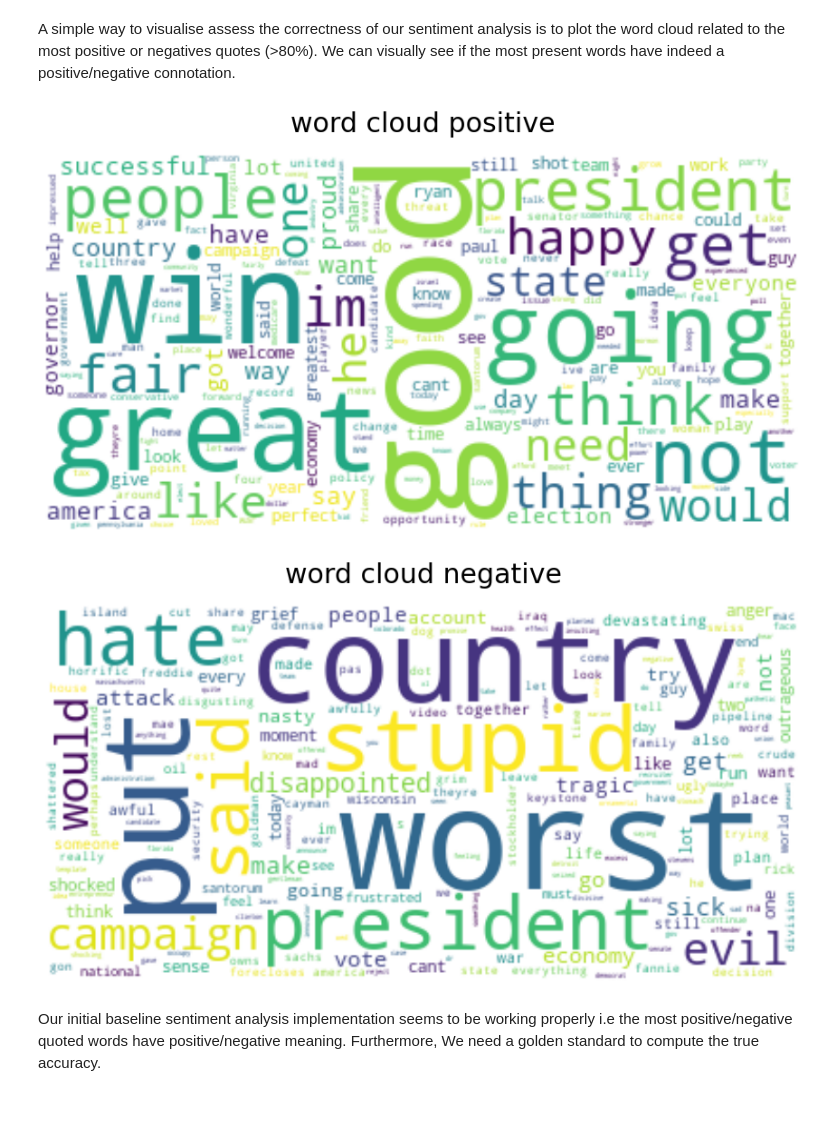
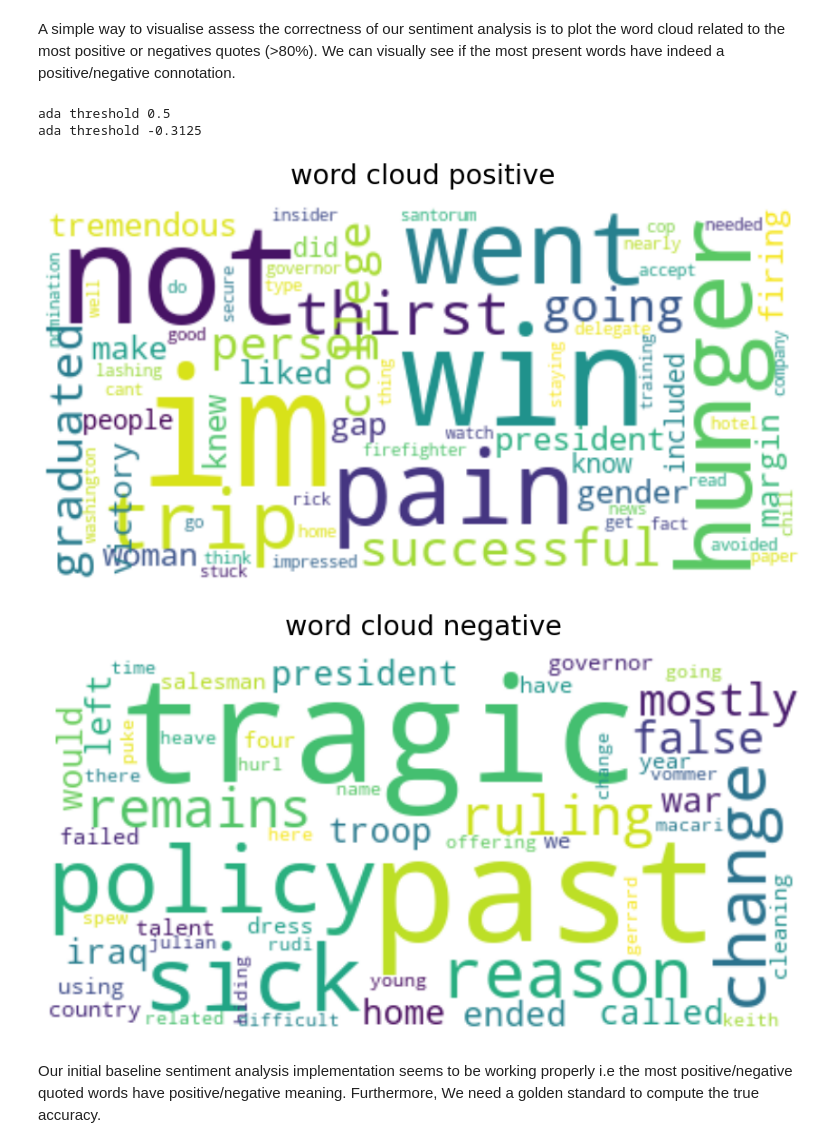
Before and after one commit to epfl-ada/ada-2021-project-sars, a Jupyter notebook: sentiment_analysis/exploratory_data_analysis.ipynb, the cells around one changed output. Cells and saved outputs as stored; diff of their text form; code cells hidden in the pictures; blank space fills up the shorter version.

```diff
--- a/sentiment_analysis/exploratory_data_analysis.ipynb
+++ b/sentiment_analysis/exploratory_data_analysis.ipynb
@@ -255,35 +253,34 @@ def plot_word_cloud(type_, string: str, filter_keywords=[]):
     plt.imshow(wordcloud, interpolation="bilinear")
     plt.axis("off")
     plt.show()
-# %%
-def extract_positive_sentiment(df_quotes, threshold=0.5):
-    #map [0, 1] to [-1, 1]
-    polarity_thresh = threshold * 2 - 1
-    polarity_quotes = df_quotes[df_quotes['quotation_polarity'] > polarity_thresh]
-    subjective_quotes = df_quotes[df_quotes['quotation_subjectivity'] > threshold]
-    return polarity_quotes, subjective_quotes
-
-
-def extract_negative_sentiment(df_quotes, threshold=0.5):
-    #map [0, 1] to [-1, 1]
-    polarity_thresh = threshold * 2 - 1
-    polarity_quotes = df_quotes[df_quotes['quotation_polarity'] < -polarity_thresh]
-    subjective_quotes = df_quotes[df_quotes['quotation_subjectivity'] < threshold]
-    return polarity_quotes, subjective_quotes
+# %%
+def extract_positive_sentiment(df_quotes, threshold=0.5):
+    ada_threshold = df_quotes['quotation_polarity'].quantile(q=threshold)
+    print(f'ada threshold {ada_threshold}')
+    positive_quotes = df_quotes[df_quotes['quotation_polarity'] > ada_threshold]
+    return positive_quotes
+
+
+def extract_negative_sentiment(df_quotes, threshold=0.5):
+    ada_threshold = df_quotes['quotation_polarity'].quantile(q=1 - threshold)
+    print(f'ada threshold {ada_threshold}')
+    negative_quotes = df_quotes[df_quotes['quotation_polarity'] < ada_threshold]
+    return negative_quotes
 # %%
 # filter quotes with only positive polarity (>0.8) which corresponds to a higher confidence in prediction.
-positive_pol_quotes, _ = extract_positive_sentiment(df_obama_romney_2012, threshold=0.8)
-negative_pol_quotes, _ = extract_negative_sentiment(df_obama_romney_2012, threshold=0.8)
+positive_pol_quotes = extract_positive_sentiment(df_obama_romney_2012, threshold=0.95)
+negative_pol_quotes = extract_negative_sentiment(df_obama_romney_2012, threshold=0.95)
 
-#print(df_candidates_2012)
+positive_long_string = remove_punct(''.join(str(positive_pol_quotes['quotation_conc_lemmatized'].values)))
 
-positive_long_string = ''.join(list(''.join(x) for x in positive_pol_quotes['quotation_conc_lemmatized'].values))
-negative_long_string = ''.join(list(''.join(x) for x in negative_pol_quotes['quotation_conc_lemmatized'].values))
+negative_long_string = remove_punct(''.join(str(negative_pol_quotes['quotation_conc_lemmatized'].values)))
 
 plot_word_cloud('positive', positive_long_string, filter_keywords=['mitt', 'romney', 'barack', 'obama'])
 plot_word_cloud('negative', negative_long_string, filter_keywords=['mitt', 'romney', 'barack', 'obama'])
 # %% [output]
+ada threshold 0.5
+ada threshold -0.3125
-[figure, old version]
+[figure, new version]
-[figure, old version]
+[figure, new version]
 # %% [markdown]
 Our initial baseline sentiment analysis implementation seems to be working properly i.e the most positive/negative quoted words have positive/negative meaning. Furthermore, We need a golden standard to compute the true accuracy.
```
Also changed, not shown: parts of 4 cells of this notebook, 1 other file.
